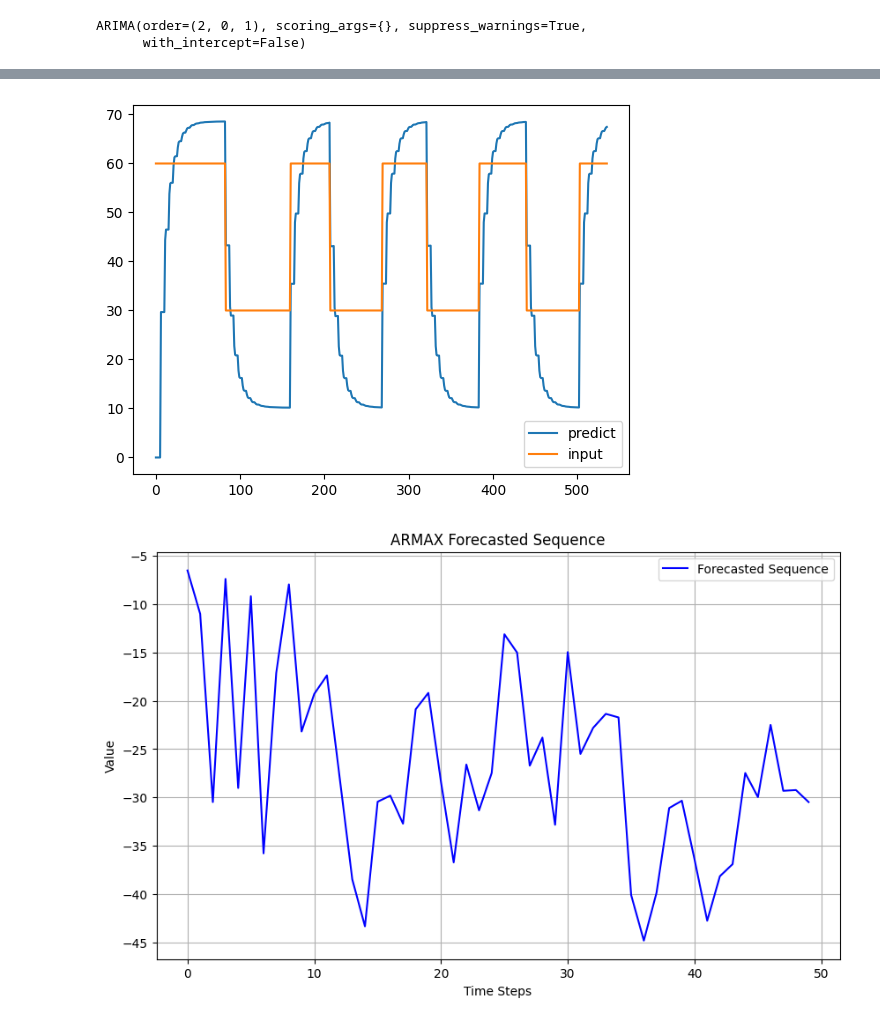
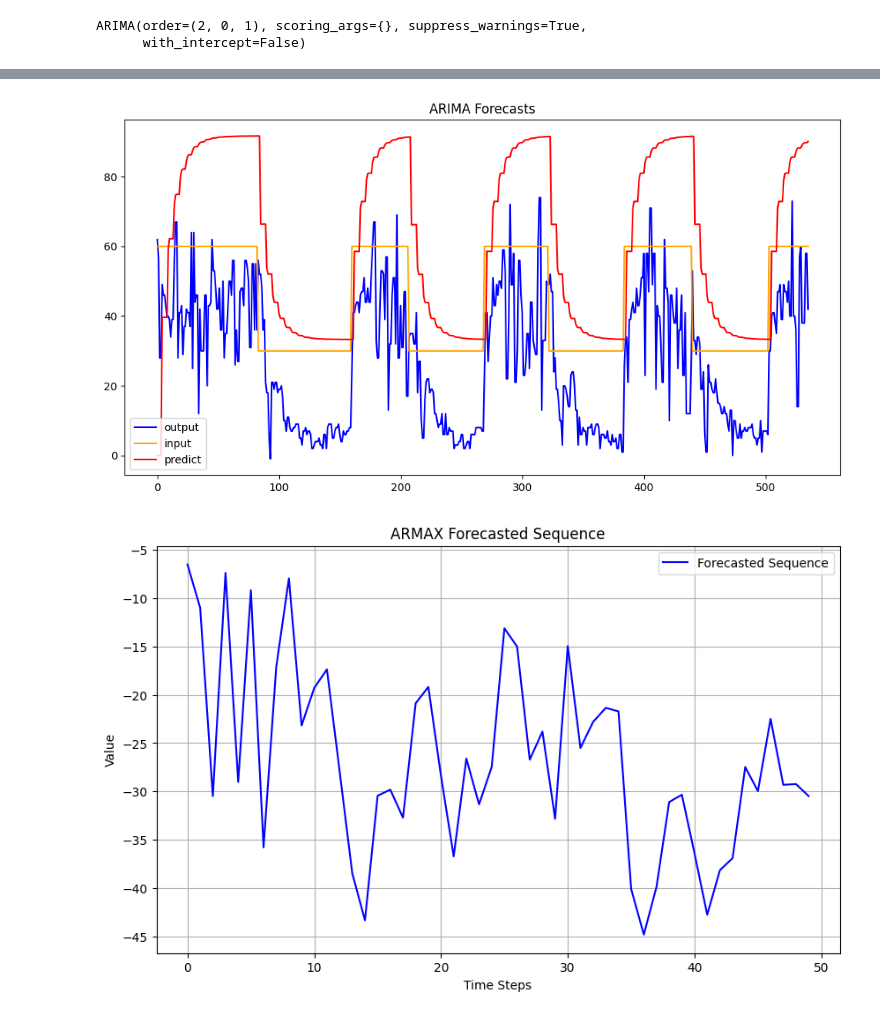
Before and after one commit to alihan-ozturk/ARIMA-System-Identification-Example, a Jupyter notebook: ARMAX.ipynb, the cells around one changed output, grey strips where cells are left out. Saved outputs shown, nothing was run; the diff lists cells and outputs as text; code cells hidden in the pictures.

```diff
--- a/ARMAX.ipynb
+++ b/ARMAX.ipynb
@@ -123,12 +118,26 @@ plt.show()
 # %%
+td = 4
 output = np.zeros_like(dataDict["gate1"].values.squeeze())
 input = dataDict["gate1"].values.squeeze()
+output[:td+2] = dataDict["S1"].iloc[:td+2].values.squeeze()
+actual = dataDict["S1"].values.squeeze()
 
-const =    -10.881451
-b1    =      0.842601
-arL1 =     0.495668
-arL2 =      0.071672
+const =    2.766957
+b1    =     0.553678
+arL1 =     1.306677
+arL2 =      -0.337225
+mal1 =   -0.812598
 sigma2=    105.224774
 
+
 for i in range(6, len(output)):
-    output[i] = const + b1*input[i] + arL1*output[i-5] + arL2*output[i-6] - 10 # + np.random.normal(0, 10)
+    temp = max(const + b1*input[i-td] + arL1*output[i-td-1] + arL2*output[i-td-2], 0) # + np.random.normal(0, 10)
+    output[i] += (output[i]-input[i-td])*mal1
+
+plt.figure(figsize=(12, 6))
+plt.plot(actual, label='output', color='blue')
+plt.plot(input, label='input no timedelay', color='orange')
+plt.plot(output, label='predict', color='red')
+plt.legend()
+plt.title('ARIMA Forecasts')
+plt.show()
@@ -135,10 +146,13 @@ for i in range(6, len(output)):
 # %%
-plt.plot(output, label="predict")
-plt.plot(input, label="input")
+plt.figure(figsize=(12, 6))
+plt.plot(actual, label='output', color='blue')
+plt.plot(input, label='input', color='orange')
+plt.plot(output, label='predict', color='red')
 plt.legend()
+plt.title('ARIMA Forecasts')
 plt.show()
 # %% [output]
-[figure, old version]
+[figure, new version]
 # %%
 import numpy as np
 import matplotlib.pyplot as plt
```
Also changed, not shown: parts of 5 cells of this notebook, 2 other files.
